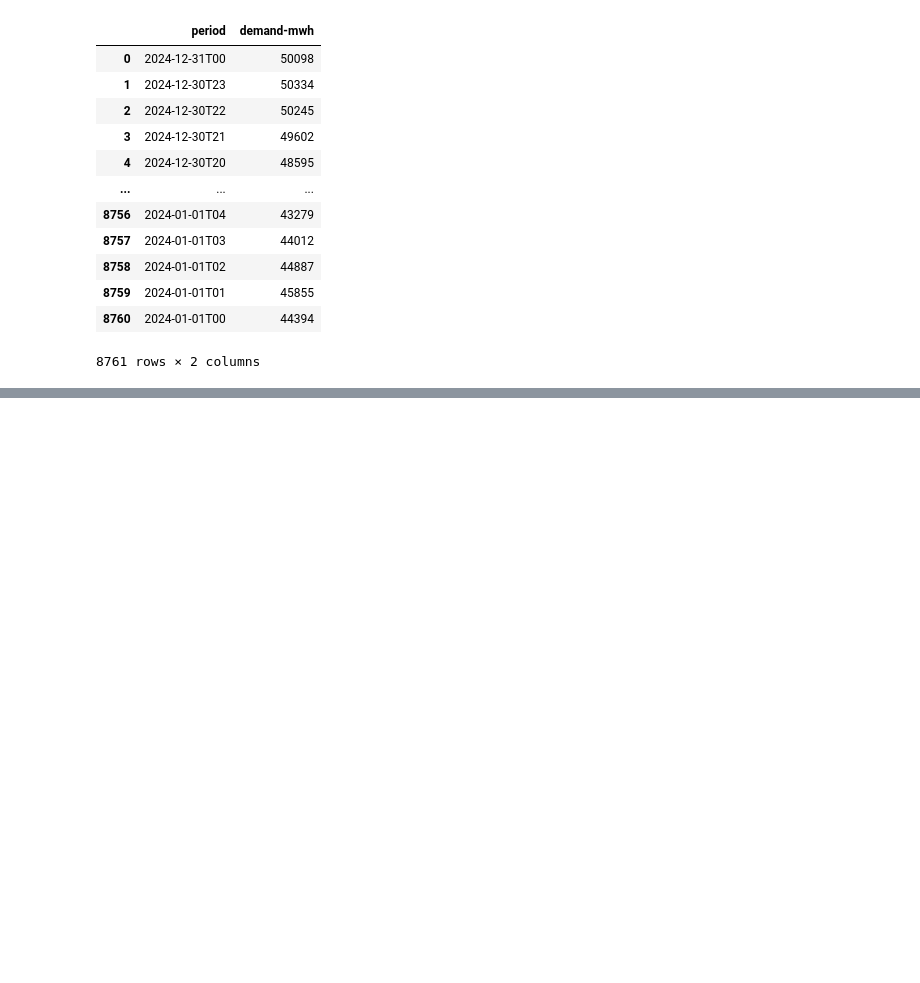
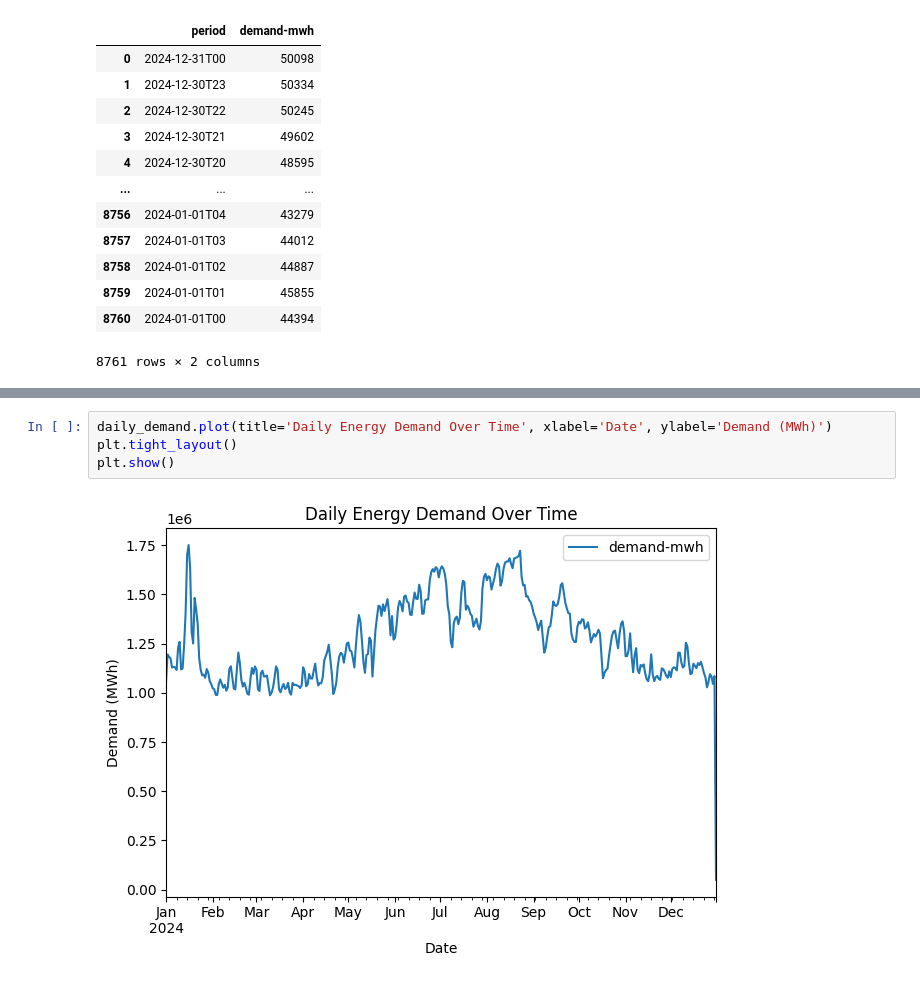
Before and after one commit to fatinys/gridwise, a Jupyter notebook: notebooks/analysis.ipynb, the cells around one changed output, grey strips where cells are left out. Drawn from its saved outputs; the diff is of its cells as text; blank space fills up the shorter version.

```diff
--- a/notebooks/analysis.ipynb
+++ b/notebooks/analysis.ipynb
@@ -124,0 +123,6 @@ EIA_clean_df.to_csv('./data/raw/test.csv')
+# %%
+daily_demand.plot(title='Daily Energy Demand Over Time', xlabel='Date', ylabel='Demand (MWh)')
+plt.tight_layout()
+plt.show()
+# %% [output]
+[figure, added]
```
Also changed, not shown: parts of 31 cells of this notebook, 5 other files.
